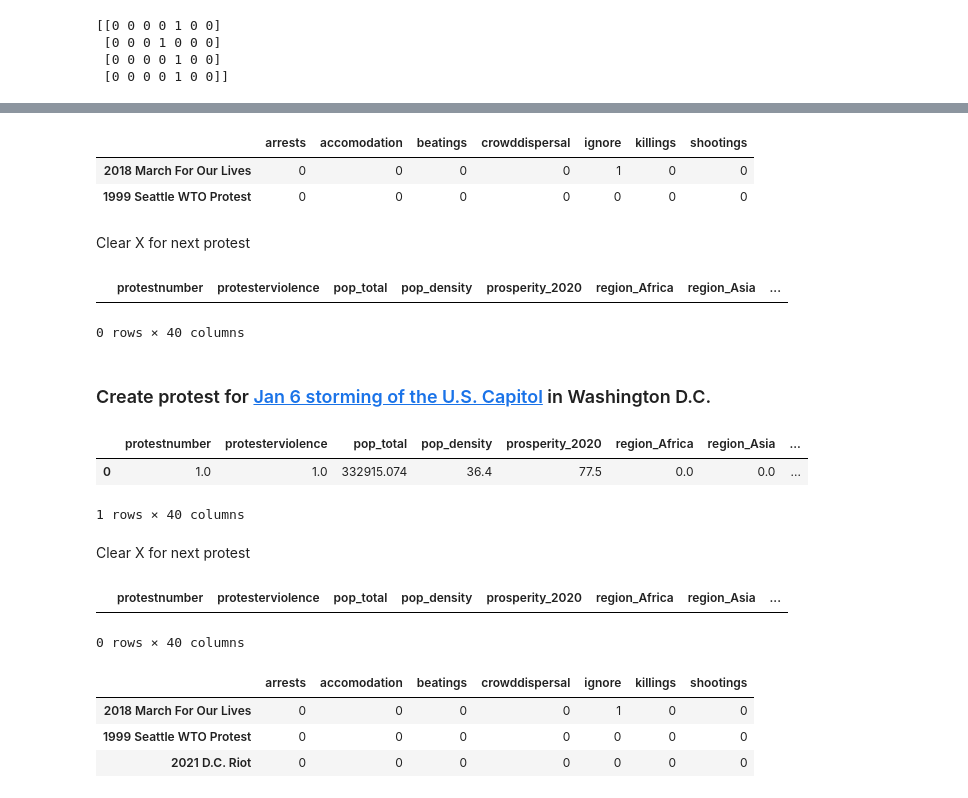
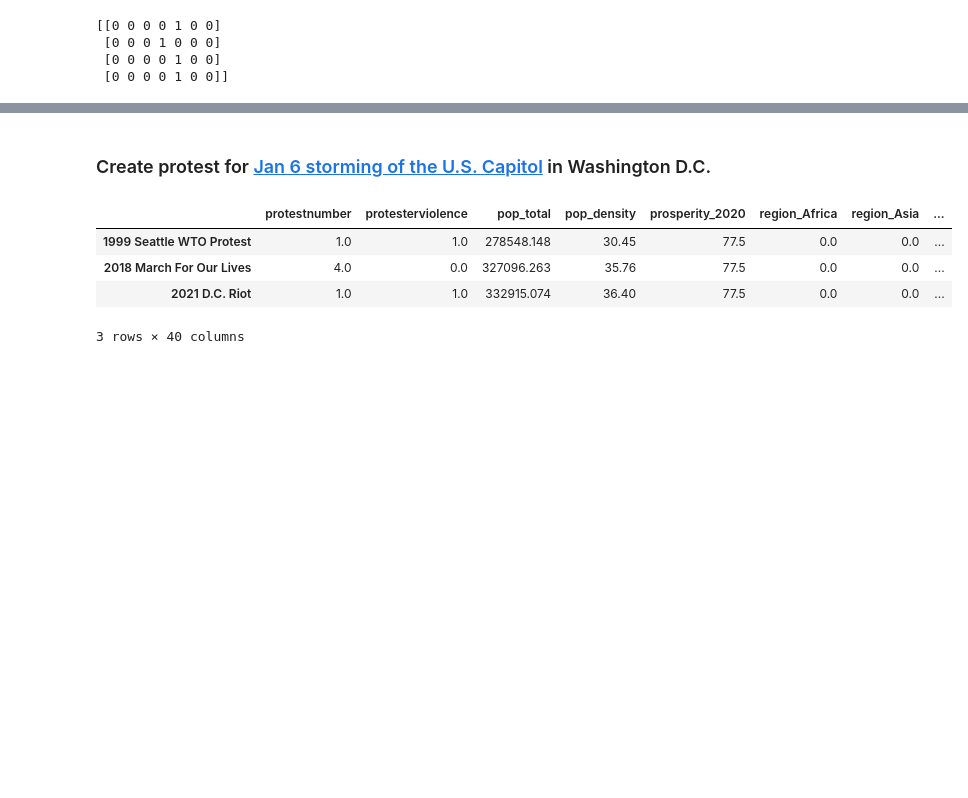
Before and after one commit to EmFib/Mass-Protests, a Jupyter notebook: users/multi_label_predictions.ipynb, the cells around one changed output, grey strips where cells are left out. Saved outputs shown, nothing was run; the diff lists cells and outputs as text; code cells hidden in the pictures; blank space fills up the shorter version.

Commit message:
Improved flow of predictions notebook

```diff
--- a/users/multi_label_predictions.ipynb
+++ b/users/multi_label_predictions.ipynb
@@ -124,7 +153,8 @@ new_protest = {
 }
 
 #append row to the dataframe
-X = X.append(new_protest, ignore_index=True)
+#X = X.append(new_protest, ignore_index=True)
+X.loc["2018 March For Our Lives"] = new_protest
 X
 # %% [output]
 |  | protestnumber | protesterviolence | pop_total | pop_density | prosperity_2020 | region_Africa | region_Asia | ... |
@@ -146,3 +163,0 @@ Clear X for next protest
-# %%
-X.drop([1], inplace=True)
-X
@@ -210,20 +164,3 @@ X
-# %%
-predicted_state_response = loaded_model.predict(X)
-
-predictions.loc["1999 Seattle WTO Protest"] = predicted_state_response[0]
-predictions
-# %% [output]
-|  | arrests | accomodation | beatings | crowddispersal | ignore | killings | shootings |
-| 2018 March For Our Lives | 0 | 0 | 0 | 0 | 1 | 0 | 0 |
-| 1999 Seattle WTO Protest | 0 | 0 | 0 | 0 | 0 | 0 | 0 |
-# %% [markdown]
-Clear X for next protest
-# %%
-X.drop([0], inplace=True)
-X
-# %% [output]
-|  | protestnumber | protesterviolence | pop_total | pop_density | prosperity_2020 | region_Africa | region_Asia | ... |
-0 rows × 40 columns
 # %% [markdown]
 ### Create protest for [Jan 6 storming of the U.S. Capitol](https://en.wikipedia.org/wiki/2021_storming_of_the_United_States_Capitol) in Washington D.C.
 # %%
@@ -250,34 +187,35 @@ new_protest = {
     'protest_size_category_100-999': 0,
     'protest_size_category_5,000-9,999': 0,
     'protest_size_category_50-99':0 ,
     'protest_size_category_Less than 50': 0,
     'protest_size_category_Over 100,000': 0,
     'protester_id_type_civil_human_rights': 0,
     'protester_id_type_ethnic_group': 0,
     'protester_id_type_locals_residents': 0,
     'protester_id_type_pensioners_retirees': 0,
     'protester_id_type_political_group': 1,
     'protester_id_type_prisoners': 0,
     'protester_id_type_protestors_generic': 0,
     'protester_id_type_religious_group': 0,
     'protester_id_type_soldiers_veterans': 0,
     'protester_id_type_students_youth':0,
     'protester_id_type_victims_families': 0,
     'protester_id_type_women':0,
     'protester_id_type_workers_unions': 0,
     'labor_wage_dispute': 0,
     'land_farm_issue': 0,
     'police_brutality':0,
     'political_behavior_process': 1,
     'price increases_tax_policy': 0,
     'removal_of_politician':1,
     'social_restrictions':0
 }
 
-#append row to the dataframe
-X = X.append(new_protest, ignore_index=True)
+X.loc["2021 D.C. Riot"] = new_protest
 X
 # %% [output]
 |  | protestnumber | protesterviolence | pop_total | pop_density | prosperity_2020 | region_Africa | region_Asia | ... |
-| 0 | 1.0 | 1.0 | 332915.074 | 36.4 | 77.5 | 0.0 | 0.0 | ... |
+| 1999 Seattle WTO Protest | 1.0 | 1.0 | 278548.148 | 30.45 | 77.5 | 0.0 | 0.0 | ... |
+| 2018 March For Our Lives | 4.0 | 0.0 | 327096.263 | 35.76 | 77.5 | 0.0 | 0.0 | ... |
+| 2021 D.C. Riot | 1.0 | 1.0 | 332915.074 | 36.40 | 77.5 | 0.0 | 0.0 | ... |
-1 rows × 40 columns
+3 rows × 40 columns
@@ -289,15 +221,0 @@ predictions
-# %% [markdown]
-Clear X for next protest
-# %%
-X.drop([0], inplace=True)
-X
-# %% [output]
-|  | protestnumber | protesterviolence | pop_total | pop_density | prosperity_2020 | region_Africa | region_Asia | ... |
-0 rows × 40 columns
-# %%
-predictions
-# %% [output]
-|  | arrests | accomodation | beatings | crowddispersal | ignore | killings | shootings |
-| 2018 March For Our Lives | 0 | 0 | 0 | 0 | 1 | 0 | 0 |
-| 1999 Seattle WTO Protest | 0 | 0 | 0 | 0 | 0 | 0 | 0 |
-| 2021 D.C. Riot | 0 | 0 | 0 | 0 | 0 | 0 | 0 |
```
Also changed, not shown: parts of 24 cells of this notebook, 1 other file.
